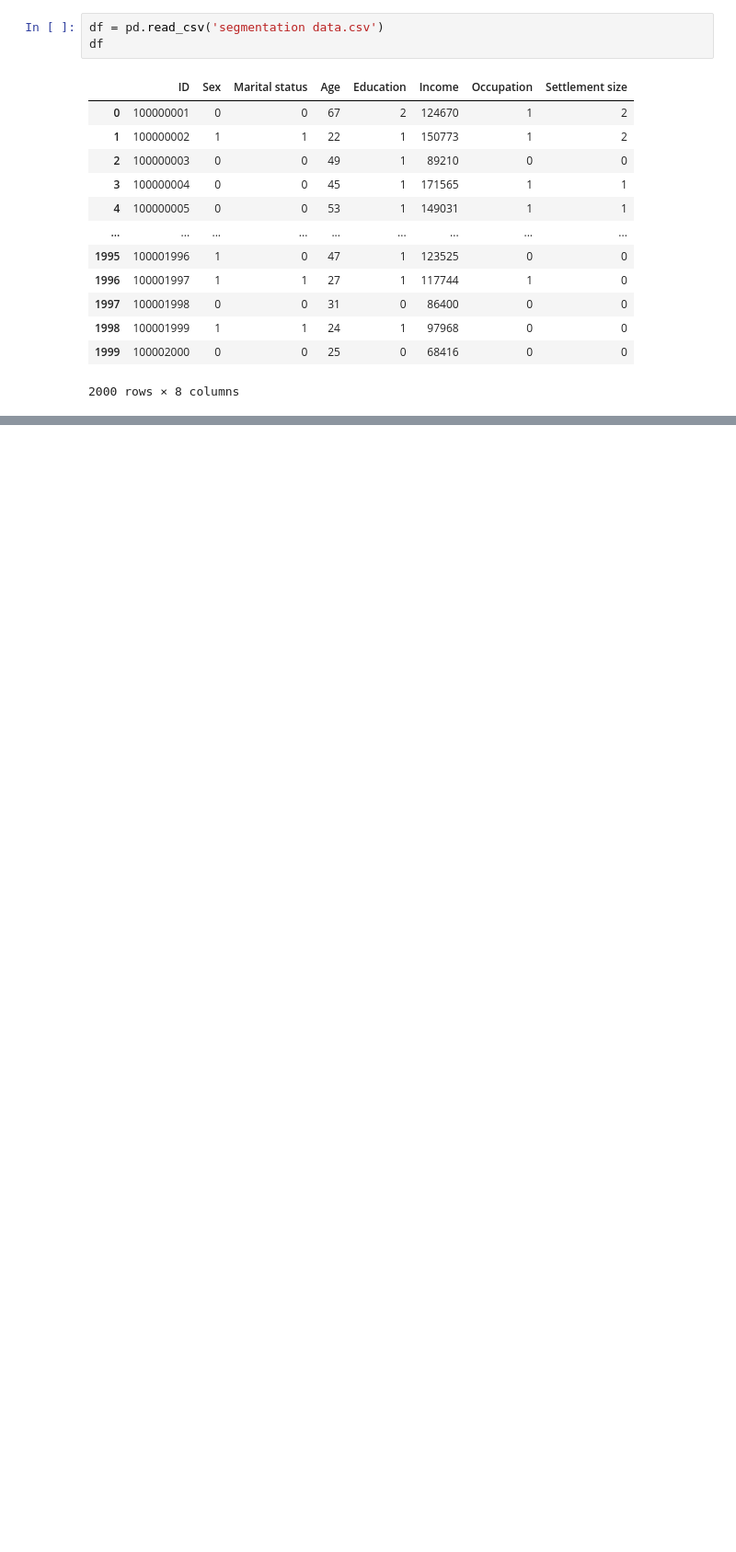
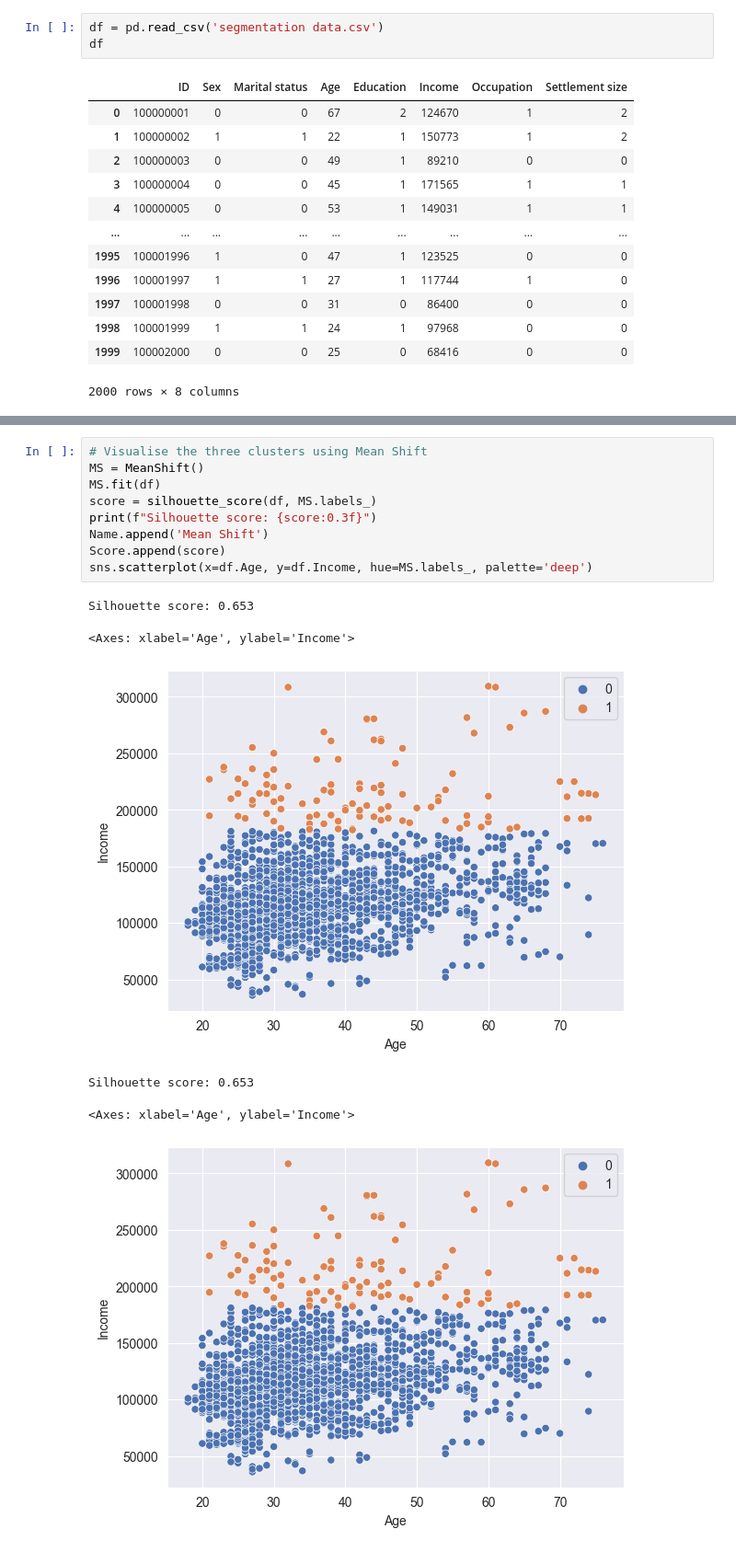
Before and after one commit to alexdm1n/classification, a Jupyter notebook: task1.ipynb, the cells around one changed output, grey strips where cells are left out. Shown at 92% size. Drawn from its saved outputs; the diff is of its cells as text; blank space fills up the shorter version.

```diff
--- a/task1.ipynb
+++ b/task1.ipynb
@@ -54,0 +106,16 @@ Silhouette score: 0.511
+# %%
+# Visualise the three clusters using Mean Shift
+MS = MeanShift()
+MS.fit(df)
+score = silhouette_score(df, MS.labels_)
+print(f"Silhouette score: {score:0.3f}")
+Name.append('Mean Shift')
+Score.append(score)
+sns.scatterplot(x=df.Age, y=df.Income, hue=MS.labels_, palette='deep')
+# %% [output]
+Silhouette score: 0.653
+<Axes: xlabel='Age', ylabel='Income'>
+[figure, added]
+Silhouette score: 0.653
+<Axes: xlabel='Age', ylabel='Income'>
+[figure, added]
```
Also changed, not shown: parts of 9 cells of this notebook.
